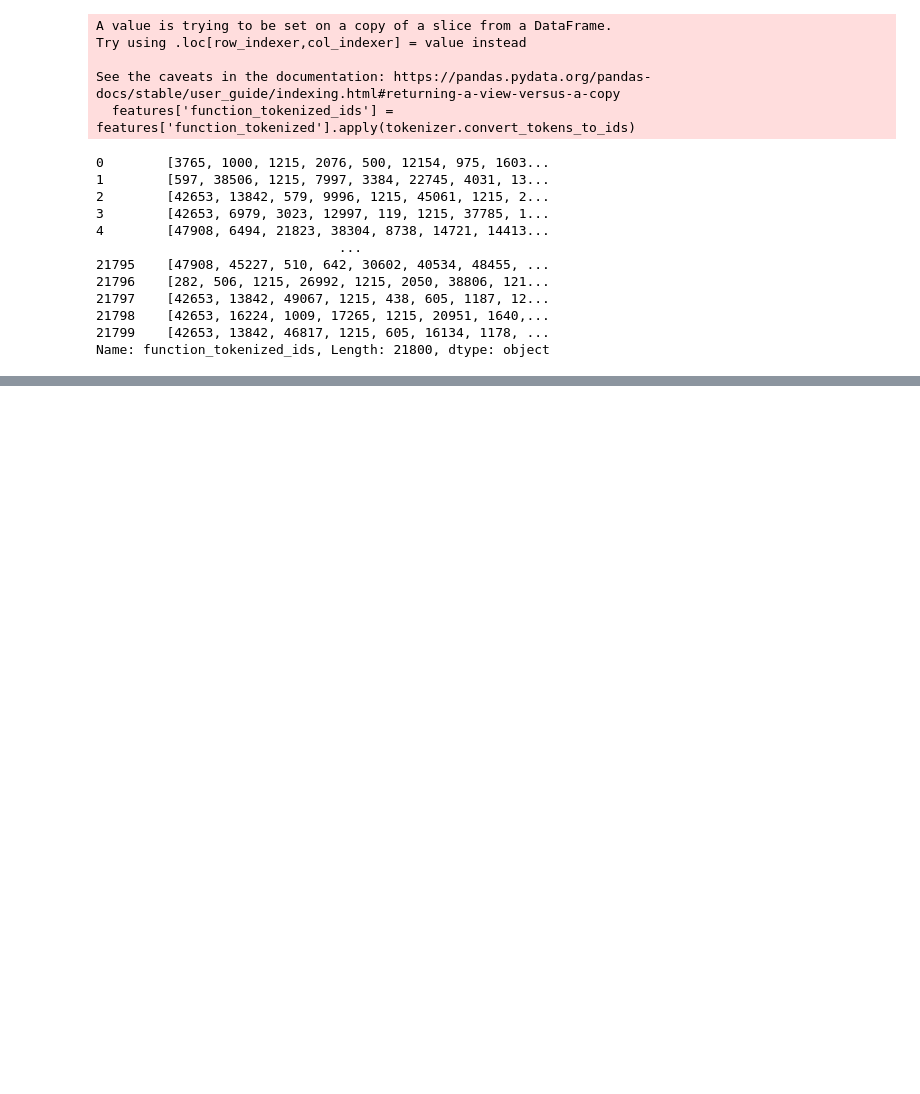
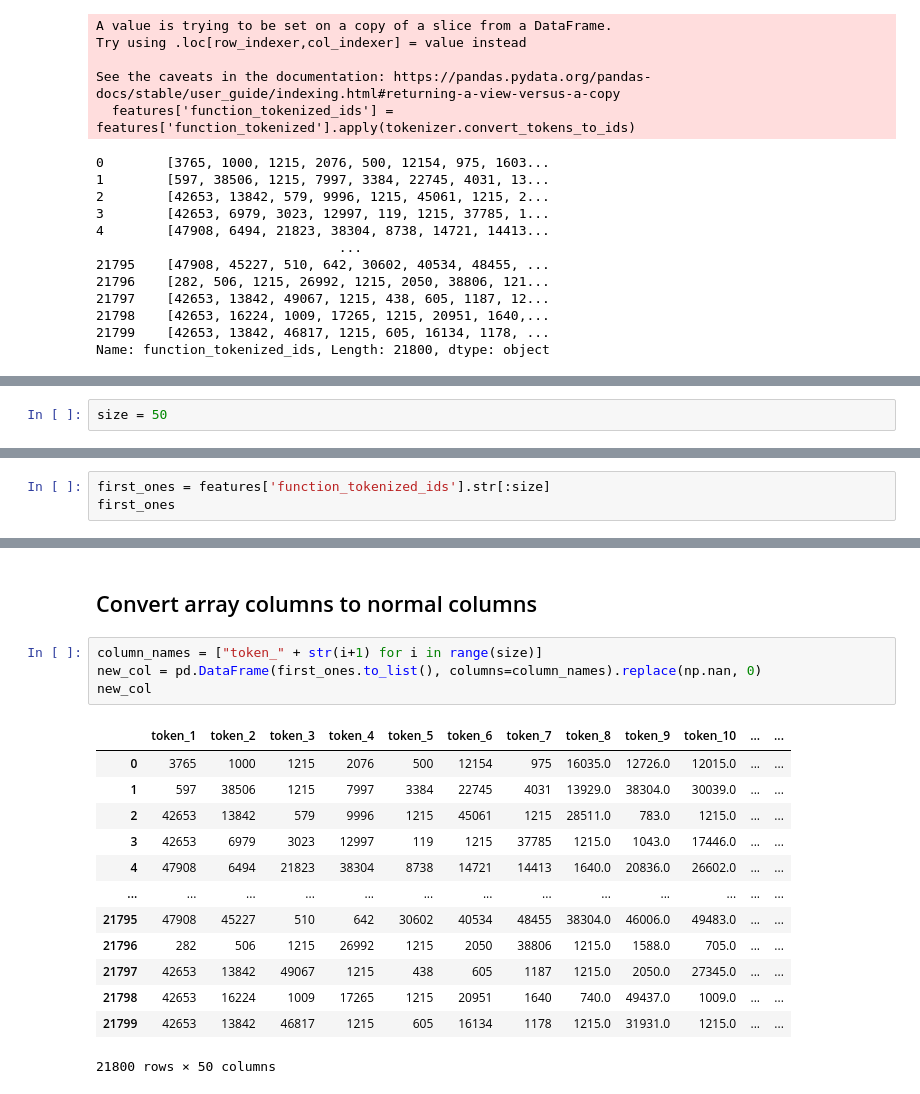
Before and after one commit to elhoferson/ct-se-ase-project, a Jupyter notebook: source/DataProcessing.ipynb, the cells around one changed output, grey strips where cells are left out. Drawn from its saved outputs; the diff is of its cells as text; blank space fills up the shorter version.

```diff
--- a/source/DataProcessing.ipynb
+++ b/source/DataProcessing.ipynb
@@ -189,0 +209,2 @@ See the caveats in the documentation: https://pandas.pydata.org/pandas-docs/stab
+# %%
+size = 50
@@ -189,0 +269,3 @@ See the caveats in the documentation: https://pandas.pydata.org/pandas-docs/stab
+# %%
+first_ones = features['function_tokenized_ids'].str[:size]
+first_ones
@@ -189,0 +285,20 @@ See the caveats in the documentation: https://pandas.pydata.org/pandas-docs/stab
+# %% [markdown]
+## Convert array columns to normal columns
+# %%
+column_names = ["token_" + str(i+1) for i in range(size)]
+new_col = pd.DataFrame(first_ones.to_list(), columns=column_names).replace(np.nan, 0)
+new_col
+# %% [output]
+|  | token_1 | token_2 | token_3 | token_4 | token_5 | token_6 | token_7 | token_8 | token_9 | token_10 | ... | ... |
+| 0 | 3765 | 1000 | 1215 | 2076 | 500 | 12154 | 975 | 16035.0 | 12726.0 | 12015.0 | ... | ... |
+| 1 | 597 | 38506 | 1215 | 7997 | 3384 | 22745 | 4031 | 13929.0 | 38304.0 | 30039.0 | ... | ... |
+| 2 | 42653 | 13842 | 579 | 9996 | 1215 | 45061 | 1215 | 28511.0 | 783.0 | 1215.0 | ... | ... |
+| 3 | 42653 | 6979 | 3023 | 12997 | 119 | 1215 | 37785 | 1215.0 | 1043.0 | 17446.0 | ... | ... |
+| 4 | 47908 | 6494 | 21823 | 38304 | 8738 | 14721 | 14413 | 1640.0 | 20836.0 | 26602.0 | ... | ... |
+| ... | ... | ... | ... | ... | ... | ... | ... | ... | ... | ... | ... | ... |
+| 21795 | 47908 | 45227 | 510 | 642 | 30602 | 40534 | 48455 | 38304.0 | 46006.0 | 49483.0 | ... | ... |
+| 21796 | 282 | 506 | 1215 | 26992 | 1215 | 2050 | 38806 | 1215.0 | 1588.0 | 705.0 | ... | ... |
+| 21797 | 42653 | 13842 | 49067 | 1215 | 438 | 605 | 1187 | 1215.0 | 2050.0 | 27345.0 | ... | ... |
+| 21798 | 42653 | 16224 | 1009 | 17265 | 1215 | 20951 | 1640 | 740.0 | 49437.0 | 1009.0 | ... | ... |
+| 21799 | 42653 | 13842 | 46817 | 1215 | 605 | 16134 | 1178 | 1215.0 | 31931.0 | 1215.0 | ... | ... |
+21800 rows × 50 columns
```
Also changed, not shown: parts of 31 cells of this notebook.
